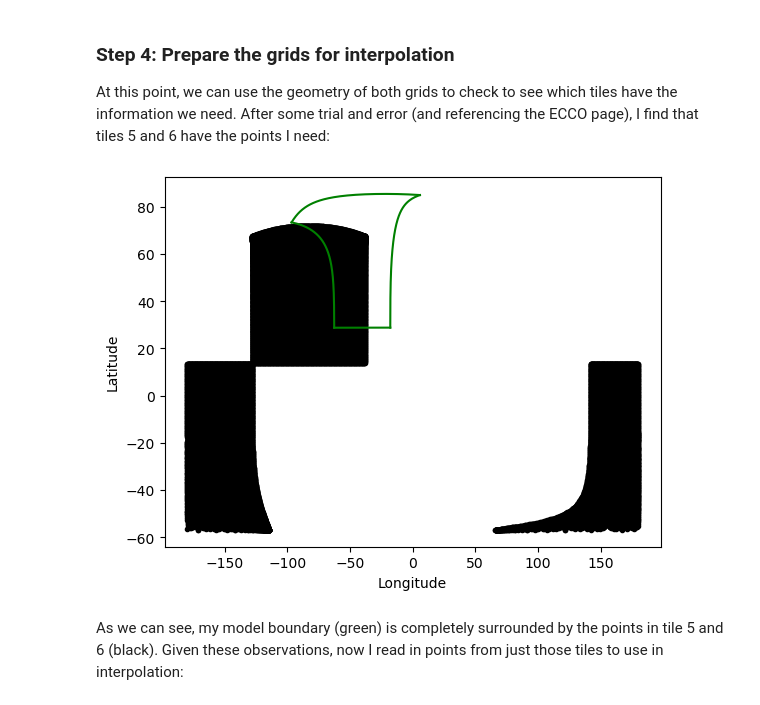
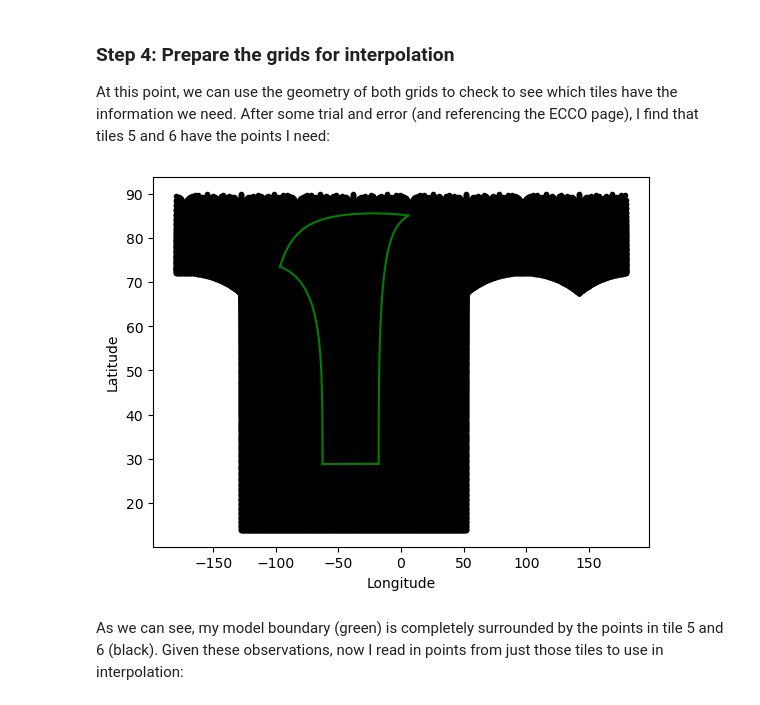
Before and after one commit to EddieNguyen2012/IcebergModeling, a Jupyter notebook: Notebooks/Creating Initial Conditions.ipynb, the cells around one changed output. Saved outputs shown, nothing was run; the diff lists cells and outputs as text; code cells hidden in the pictures.

```diff
--- a/Notebooks/Creating Initial Conditions.ipynb
+++ b/Notebooks/Creating Initial Conditions.ipynb
@@ -113,20 +113,20 @@ The mask is reasonable. However, since this sea is mostly shallow, the bathymetr
 At this point, we can use the geometry of both grids to check to see which tiles have the information we need. After some trial and error (and referencing the ECCO page), I find that tiles 5 and 6 have the points I need:
 # %%
 # plot the ECCO tile points from tiles 8 and 11
-plt.plot(ecco_XC_tiles[11],ecco_YC_tiles[8],'k.')
-plt.plot(ecco_XC_tiles[10],ecco_YC_tiles[9],'k.')
-
+plt.plot(ecco_XC_tiles[3],ecco_YC_tiles[3],'k.')
+plt.plot(ecco_XC_tiles[7],ecco_YC_tiles[7],'k.')
+plt.plot(ecco_XC_tiles[11],ecco_YC_tiles[11],'k.')
 # plot the boundary of the SEA model
 plt.plot(XC[:,0],YC[:,0], 'g-')
 plt.plot(XC[:,-1],YC[:,-1], 'g-')
 plt.plot(XC[0,:],YC[0,:], 'g-')
 plt.plot(XC[-1,:],YC[-1,:], 'g-')
 
 plt.xlabel('Longitude')
 plt.ylabel('Latitude')
 plt.show()
 # %% [output]
-[figure, old version]
+[figure, new version]
 # %% [markdown]
 As we can see, my model boundary (green) is completely surrounded by the points in tile 5 and 6 (black). Given these observations, now I read in points from just those tiles to use in interpolation:
 # %%
```
Also changed, not shown: parts of 6 cells of this notebook, 1 other file.
